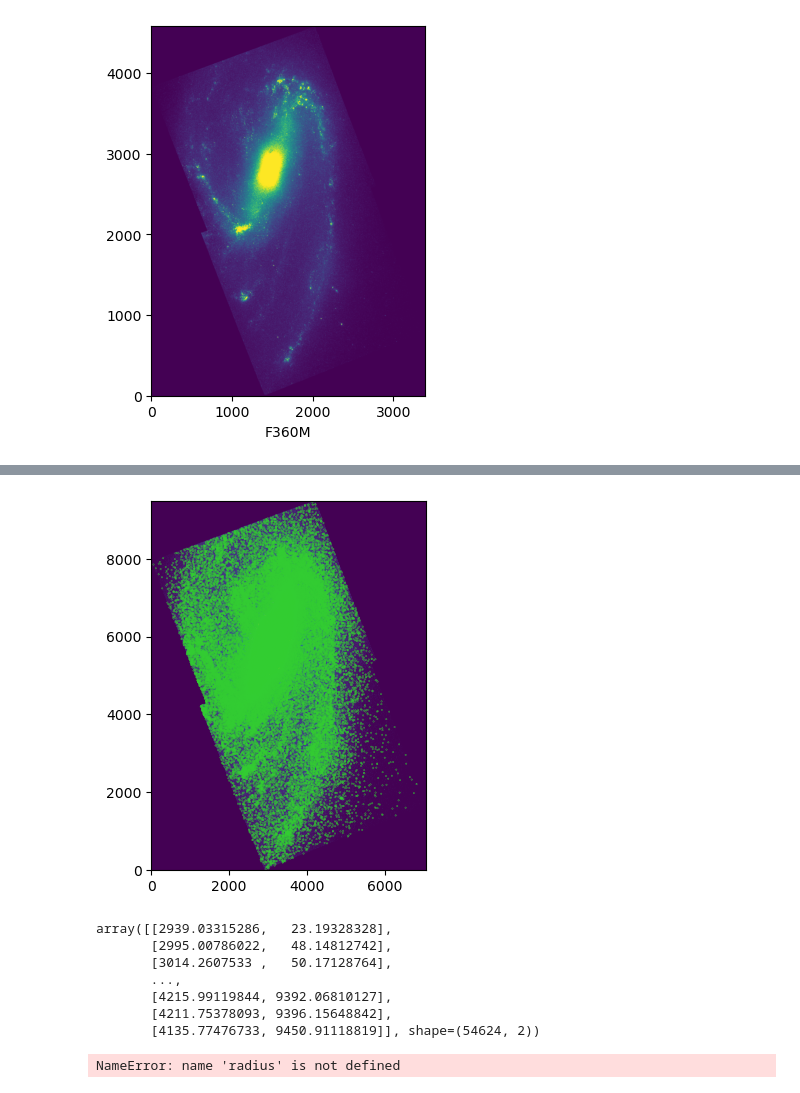
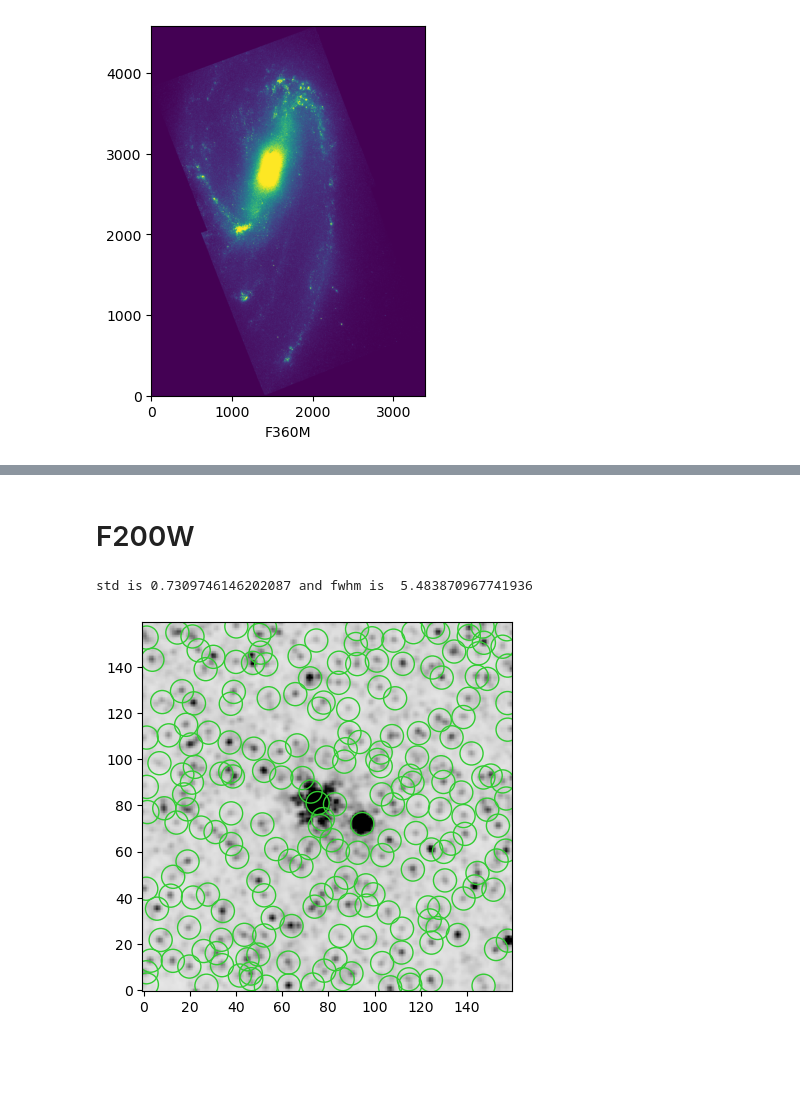
Before and after one commit to devkhullar/querx, a Jupyter notebook: M66_jwst.ipynb, the cells around one changed output, grey strips where cells are left out. Cells and saved outputs as stored; diff of their text form; code cells hidden in the pictures; blank space fills up the shorter version.

```diff
--- a/M66_jwst.ipynb
+++ b/M66_jwst.ipynb
@@ -237,30 +134,0 @@ def find_objects(data_file, fwhm, threshold=None, sigma=5, conversion=0.031, rad
-# %%
-fwhm = 0.10 * 2
-conversion = 0.031
-sigma = 5
-
-objects = find_objects(f200w, fwhm=fwhm, vmin=0, vmax=10)
-objects
-# %% [output]
-[figure, removed]
-array([[2939.03315286,   23.19328328],
-       [2995.00786022,   48.14812742],
-       [3014.2607533 ,   50.17128764],
-       ...,
-       [4215.99119844, 9392.06810127],
-       [4211.75378093, 9396.15648842],
-       [4135.77476733, 9450.91118819]], shape=(54624, 2))
-# %%
-data = fits.getdata(f200w)
-mean, median, std = sigma_clipped_stats(data, sigma=5)
-daofind = DAOStarFinder(fwhm=fwhm/conversion, threshold=5*std)
-objects = daofind(data)
-positions = np.transpose((objects["xcentroid"], objects["ycentroid"]))
-positions
-
-apertures = CircularAperture(positions, r=radius)
-plt.imshow(data, cmap=cmap, vmin=vmin, vmax=vmax, origin='lower')
-apertures.plot(color=aperture_color)
-plt.show()
-# %% [output]
-NameError: name 'radius' is not defined
@@ -320,0 +157,20 @@ def find_objects(data_file, fwhm, threshold=None, sigma=5, conversion=0.031, rad
+# %% [markdown]
+# F200W
+# %%
+data = fits.getdata(f200w)
+data = data[3260:3420, 3080:3240]
+fwhm = 0.17
+conversion = 0.031
+mean, median, std = sigma_clipped_stats(data, sigma=5)
+print(f"std is {std} and fwhm is ", fwhm/conversion)
+daofind = DAOStarFinder(fwhm=fwhm/conversion, threshold=3*std)
+objects = daofind(data)
+positions = np.transpose((objects["xcentroid"], objects["ycentroid"]))
+# Create apertures around sources
+apertures = CircularAperture(positions, r=5)
+plt.imshow(data, cmap='gray_r', vmin=0, vmax=10, origin='lower')
+apertures.plot(color='limegreen')
+plt.show()
+# %% [output]
+std is 0.7309746146202087 and fwhm is  5.483870967741936
+[figure, added]
```
Also changed, not shown: parts of 17 cells of this notebook.
